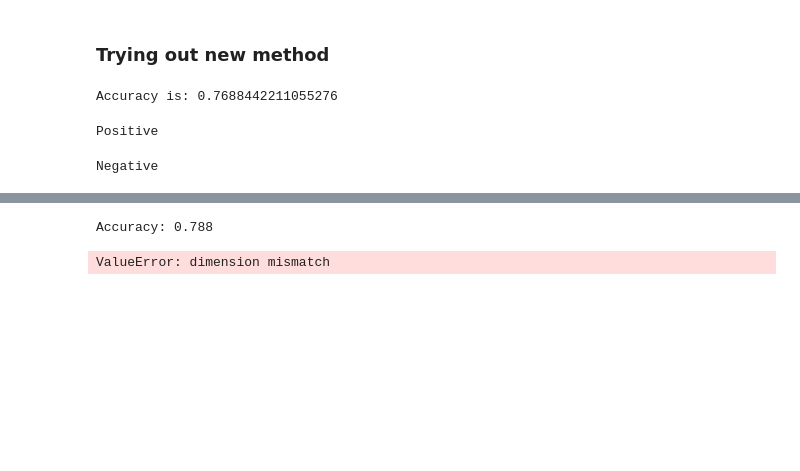
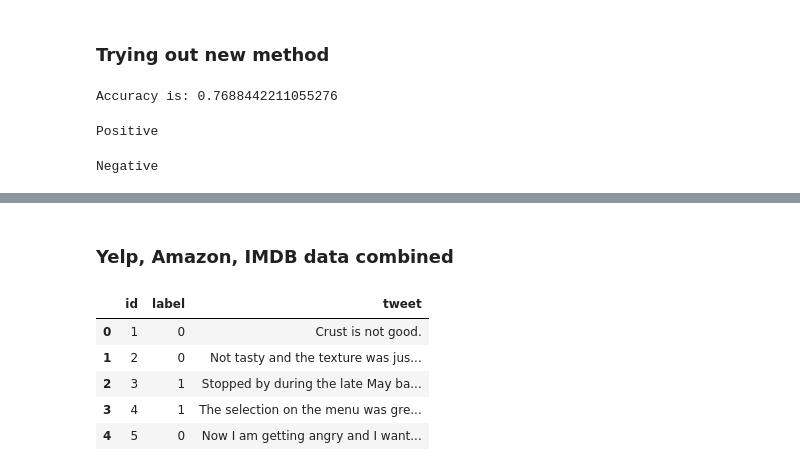
Before and after one commit to PriyanshiChandra/text-tone-detector, a Jupyter notebook: Amazon_reviews_analysis.ipynb, the cells around one changed output, grey strips where cells are left out. Drawn from its saved outputs; the diff is of its cells as text; code cells hidden in the pictures; blank space fills up the shorter version.

Commit message:
Changes in model

```diff
--- a/Amazon_reviews_analysis.ipynb
+++ b/Amazon_reviews_analysis.ipynb
@@ -190,18 +176,13 @@ y_pred=mn.predict(X_test)
-# %%
-from sklearn import metrics
-print("Accuracy:",metrics.accuracy_score(y_test, y_pred))
-# %% [output]
-Accuracy: 0.788
-# %%
-tweet="Congratulations on your wedding. We loved it"
-tweet=clear_tweets(tweet)
-tweet=tokenize_tweets(tweet)
-tweet=stopword_removal(tweet)
-tweet=stemming_tweets(tweet)
-tweet=[tweet]
-temp=pd.DataFrame(tweet,columns=['tweet'])
-
-tweet_vec=vectorizer.fit_transform(temp.tweet)
-tweet_pred=mn.predict(tweet_vec)
-# %% [output]
-ValueError: dimension mismatch
+# %% [markdown]
+### Yelp, Amazon, IMDB data combined
+# %%
+yelp=pd.read_csv("training-models/yelp.csv")
+amazon=pd.read_csv("training-models/amazon.csv")
+yelp.head()
+# %% [output]
+|  | id | label | tweet |
+| 0 | 1 | 0 | Crust is not good. |
+| 1 | 2 | 0 | Not tasty and the texture was jus... |
+| 2 | 3 | 1 | Stopped by during the late May ba... |
+| 3 | 4 | 1 | The selection on the menu was gre... |
+| 4 | 5 | 0 | Now I am getting angry and I want... |
```
Also changed, not shown: parts of 15 cells of this notebook, 2 other files.
